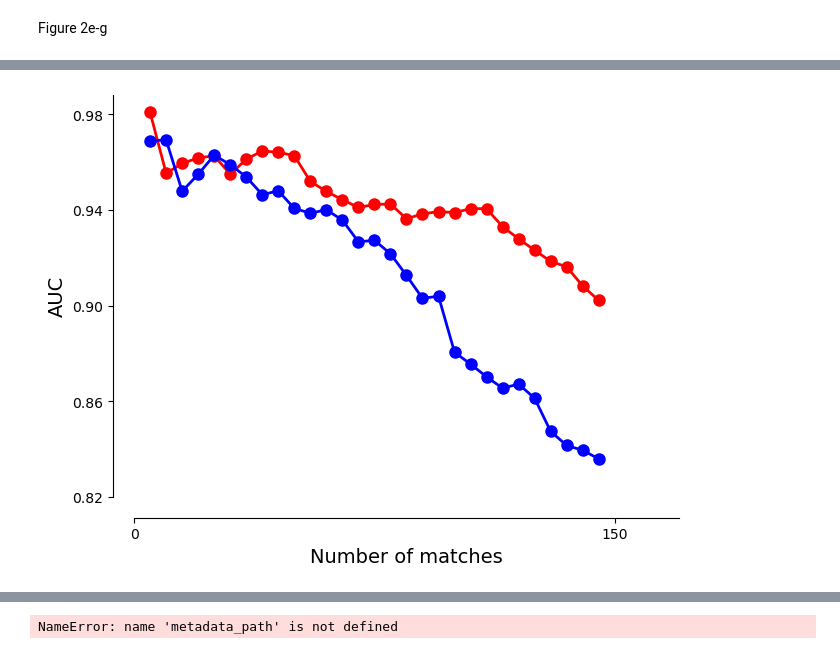
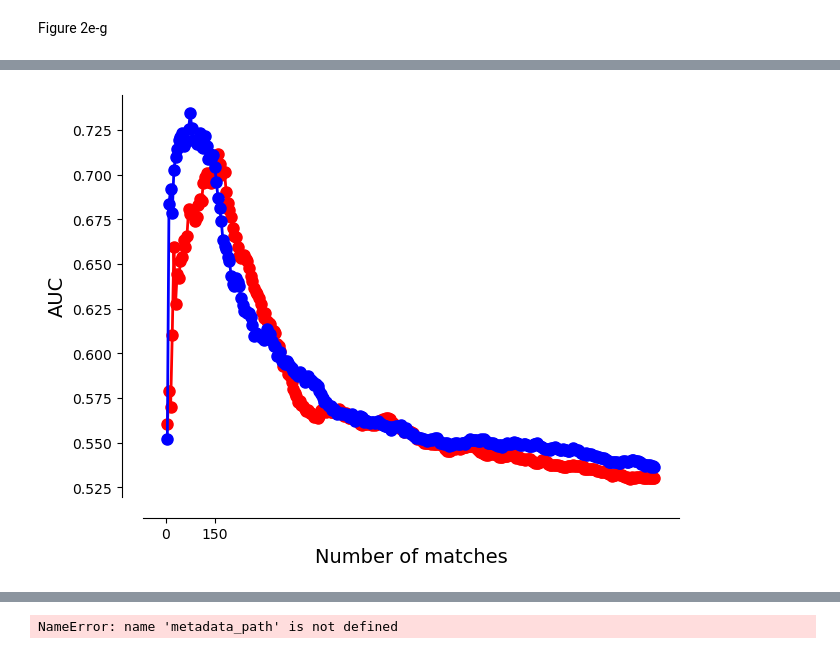
Before and after one commit to EnnyvanBeest/UnitMatch, a Jupyter notebook: UnitMatchPy/PaperAnalyses/figure2.ipynb, the cells around one changed output, grey strips where cells are left out. Cells and saved outputs as stored; diff of their text form; code cells hidden in the pictures.

```diff
--- a/UnitMatchPy/PaperAnalyses/figure2.ipynb
+++ b/UnitMatchPy/PaperAnalyses/figure2.ipynb
@@ -190,7 +214,6 @@ sys.path.insert(0, os.getcwd())
 sys.path.insert(0, os.path.dirname(os.getcwd()))
 sys.path.insert(0, os.path.join(os.path.dirname(os.getcwd()), "DeepUnitMatch"))
 from testing.fast_testing import AUC, quote_ident, get_matches_1model
-from testing.test import remove_conflicts2, directional_filter
 from utils.helpers import pick, avg_across_directions, PROJECT_ROOT
 
 sqlite_db_path = os.path.join(PROJECT_ROOT, "matchtables_algo.db")
@@ -198,7 +221,8 @@ metadata_path = os.path.join(PROJECT_ROOT, "metadata_index.json")
 
 DUM_col = "UM Probabilities_DeepUnitMatch"
 UM_col = "UM Probabilities_UMPy"
-functional_col = "ISI_correlations"
+# functional_col = "ISI_correlations"
+functional_col = "FR_diff"
 # %%
 conn = sqlite3.connect(sqlite_db_path)
 table_name = "AL032_19011111882_2"
@@ -226,6 +251,6 @@ mt_saved = mt.copy()
 # %%
 # Figure 2e
-MAX_LEN = 150
+MAX_LEN = 1500
 N_RANGE = np.arange(5, MAX_LEN, step=5)
 
 def get_AUCvsNmatches(mt, match_metric, func_metric):
@@ -236,10 +261,10 @@ def get_AUCvsNmatches(mt, match_metric, func_metric):
 
     # cut by maximum possible number of matches
     recses1 = matches['RecSes1'].unique()[0]
-    recses2 = matches['RecSes1'].unique()[0]
+    recses2 = matches['RecSes2'].unique()[0]
     recses1_N = len(matches[matches['RecSes1'] == recses1]['ID1'].unique())
-    recses2_N = len(matches[matches['RecSes1'] == recses2]['ID1'].unique())
-    matches = matches.head(np.min([recses1_N, recses2_N]))
+    recses2_N = len(matches[matches['RecSes2'] == recses2]['ID1'].unique())
+    # matches = matches.head(min(recses1_N, recses2_N))
 
     x, y = [], []
 
@@ -249,39 +274,41 @@ def get_AUCvsNmatches(mt, match_metric, func_metric):
             matches_cut = matches.head(i)
             auc = AUC(mt, matches_cut.index, func_metric)
 
+            if func_metric in ['FR_diff', 'ISI_CV_diff']:
+                auc = 1-auc
             x.append(i)
             y.append(auc)
 
     return x, y
 
 def plot_AUCvsNmatches(x1, x2, y1, y2):
     plt.figure()
     plt.plot(x1, y1, "o-", markersize=8, color="red", linewidth=2, label="DUM")
     plt.plot(x2, y2, "o-", markersize=8, color="blue", linewidth=2, label="UM")
     plt.xlabel("Number of matches", fontsize=14)
     plt.ylabel("AUC", fontsize=14)
     plt.xticks([0, 150])
-    plt.xlim([0, 170])
-    plt.yticks(ticks=np.arange(0.82, 0.98, 0.04))
+    # plt.xlim([0, 170])
+    # plt.yticks(ticks=np.arange(0.82, 0.98, 0.04))
 
     plt.grid(False)
     plt.tight_layout()
 
     plt.rcParams["svg.fonttype"] = "none"
     ax = plt.gca()
     ax.spines[["right", "top"]].set_visible(False)
     ax.spines["left"].set_position(("outward", 15))
     ax.spines["bottom"].set_position(("outward", 15))
     plt.show()
 
 
 # Single session pair
-df = pick(mt, 12, 13, False).copy()
+df = pick(mt, 12, 13, False).copy() # 5, 6 is good
 x1, y1 = get_AUCvsNmatches(df, DUM_col, functional_col)
 x2, y2 = get_AUCvsNmatches(df, UM_col, functional_col)
 plot_AUCvsNmatches(x1, x2, y1, y2)
 # %% [output]
-[figure, old version]
+[figure, new version]
 # %%
 # Figure 2f
 
```
Also changed, not shown: parts of 8 cells of this notebook, 2 other files.
